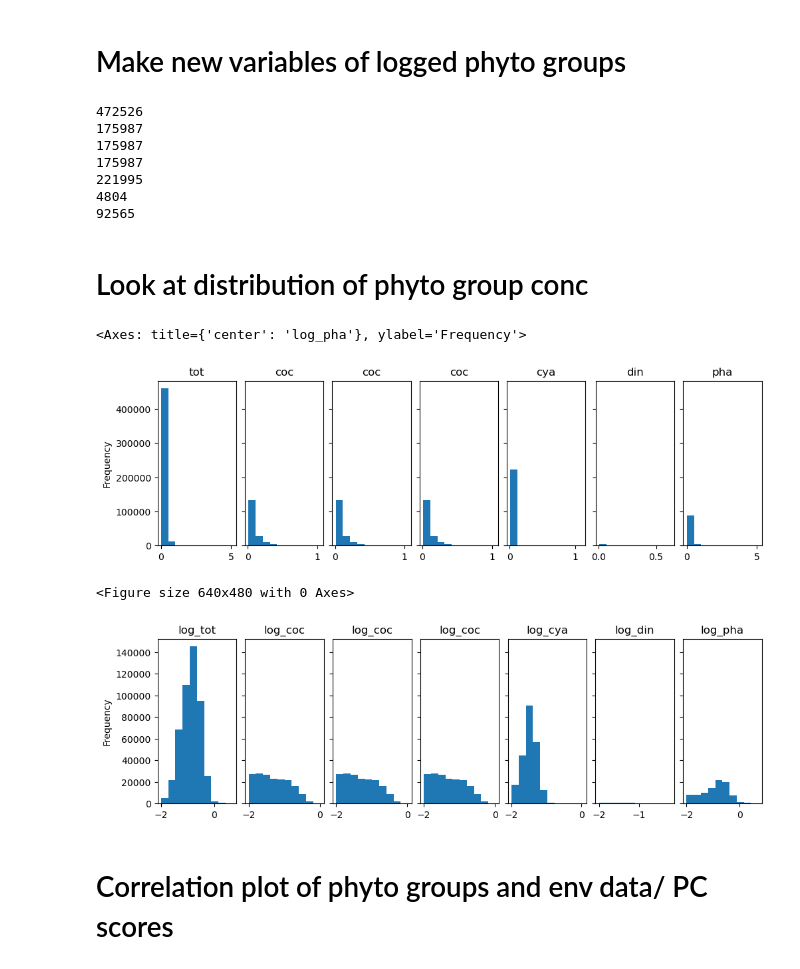
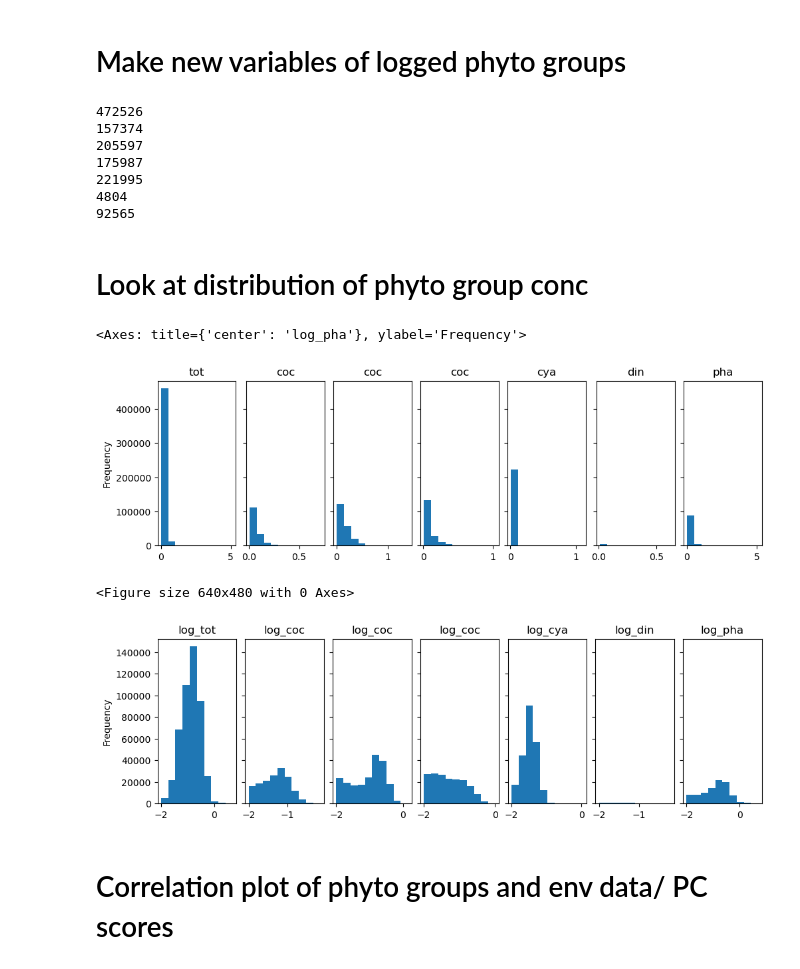
Before and after one commit to aewindle110/PCC_OASIM, a Jupyter notebook: 3_MLR_cross_validation.ipynb, the cells around one changed output. Drawn from its saved outputs; the diff is of its cells as text; code cells hidden in the pictures.

```diff
--- a/3_MLR_cross_validation.ipynb
+++ b/3_MLR_cross_validation.ipynb
@@ -98,8 +98,8 @@ rrs_xds_dat
 # Make new datasets that filter phyto conc less than 0.01
 # %%
 tot_dat = rrs_xds_dat[rrs_xds_dat.tot > 0.01]
-coc_dat = rrs_xds_dat[rrs_xds_dat.coc > 0.01]
-coc_dat = rrs_xds_dat[rrs_xds_dat.coc > 0.01]
+chl_dat = rrs_xds_dat[rrs_xds_dat.chl > 0.01]
+dia_dat = rrs_xds_dat[rrs_xds_dat.dia > 0.01]
 coc_dat = rrs_xds_dat[rrs_xds_dat.coc > 0.01]
 cya_dat = rrs_xds_dat[rrs_xds_dat.cya > 0.01]
 din_dat = rrs_xds_dat[rrs_xds_dat.din > 0.01]
@@ -108,24 +108,24 @@ pha_dat = rrs_xds_dat[rrs_xds_dat.pha > 0.01]
 # Make new variables of logged phyto groups
 # %%
 tot_dat['log_tot'] = np.log10(tot_dat.tot)
-coc_dat['log_coc'] = np.log10(coc_dat.coc)
-coc_dat['log_coc'] = np.log10(coc_dat.coc)
+chl_dat['log_chl'] = np.log10(chl_dat.chl)
+dia_dat['log_dia'] = np.log10(dia_dat.dia)
 coc_dat['log_coc'] = np.log10(coc_dat.coc)
 cya_dat['log_cya'] = np.log10(cya_dat.cya)
 din_dat['log_din'] = np.log10(din_dat.din)
 pha_dat['log_pha'] = np.log10(pha_dat.pha)
 # %%
 print(len(tot_dat))
-print(len(coc_dat))
-print(len(coc_dat))
+print(len(chl_dat))
+print(len(dia_dat))
 print(len(coc_dat))
 print(len(cya_dat))
 print(len(din_dat))
 print(len(pha_dat))
 # %% [output]
 472526
-175987
-175987
+157374
+205597
 175987
 221995
 4804
@@ -135,33 +135,33 @@ print(len(pha_dat))
 # %%
 #histograms of phyto groups
 fig, axs = plt.subplots(nrows=1, ncols=7, figsize=(10,3), sharey=True, layout='compressed')
 axs = axs.ravel()
 
 tot_dat.tot.plot.hist(ax=axs[0], title='tot')
-coc_dat.coc.plot.hist(ax=axs[1], title='coc')
-coc_dat.coc.plot.hist(ax=axs[2], title='coc')
+chl_dat.chl.plot.hist(ax=axs[1], title='coc')
+dia_dat.dia.plot.hist(ax=axs[2], title='coc')
 coc_dat.coc.plot.hist(ax=axs[3], title='coc')
 cya_dat.cya.plot.hist(ax=axs[4], title='cya')
 din_dat.din.plot.hist(ax=axs[5], title='din')
 pha_dat.pha.plot.hist(ax=axs[6], title='pha')
 
 #histograms of logged phyto groups
 plt.figure(2)
 fig, axs = plt.subplots(nrows=1, ncols=7, figsize=(10,3), sharey=True, layout='compressed')
 axs = axs.ravel()
 
 tot_dat.log_tot.plot.hist(ax=axs[0], title='log_tot')
-coc_dat.log_coc.plot.hist(ax=axs[1], title='log_coc')
-coc_dat.log_coc.plot.hist(ax=axs[2], title='log_coc')
+chl_dat.log_chl.plot.hist(ax=axs[1], title='log_coc')
+dia_dat.log_dia.plot.hist(ax=axs[2], title='log_coc')
 coc_dat.log_coc.plot.hist(ax=axs[3], title='log_coc')
 cya_dat.log_cya.plot.hist(ax=axs[4], title='log_cya')
 din_dat.log_din.plot.hist(ax=axs[5], title='log_din')
 pha_dat.log_pha.plot.hist(ax=axs[6], title='log_pha')
 # %% [output]
 <Axes: title={'center': 'log_pha'}, ylabel='Frequency'>
-[figure, old version]
+[figure, new version]
 <Figure size 640x480 with 0 Axes>
-[figure, old version]
+[figure, new version]
 # %% [markdown]
 # Correlation plot of phyto groups and env data/ PC scores
 # %%
```
Also changed, not shown: parts of 6 cells of this notebook.
